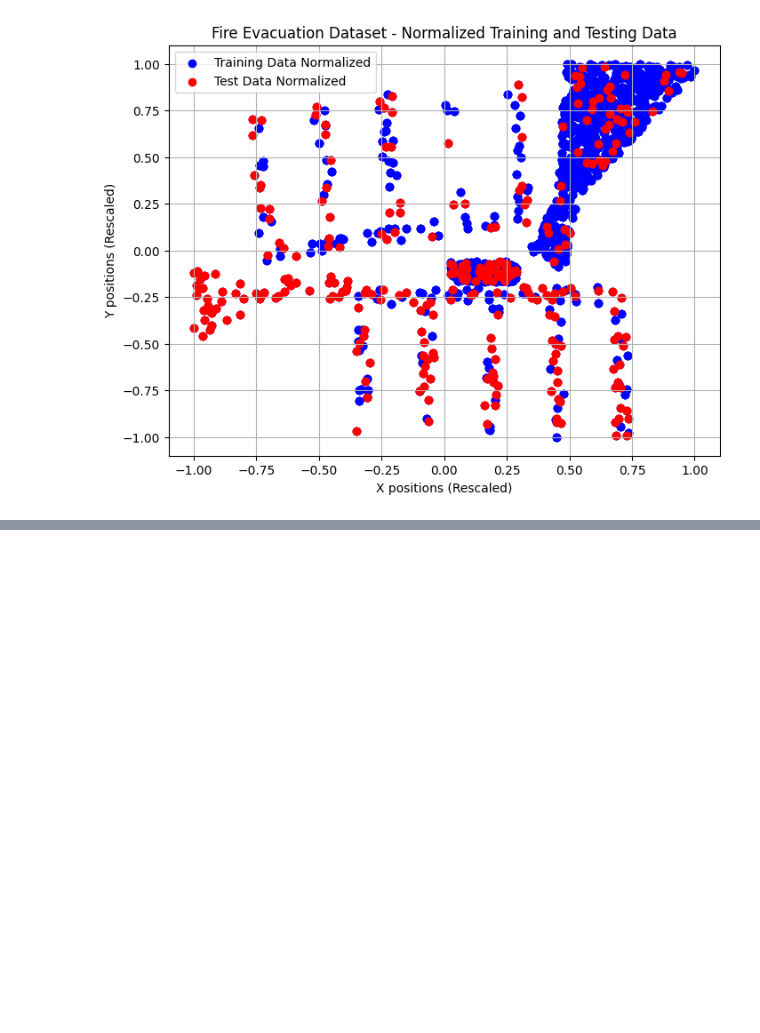
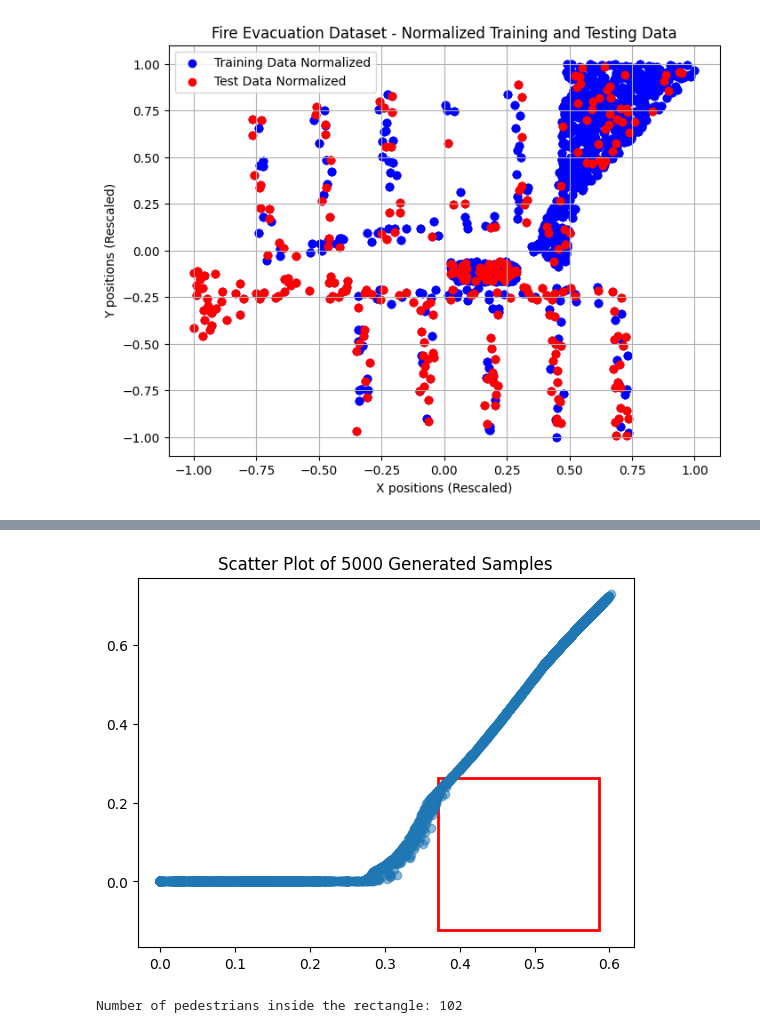
Before and after one commit to mymermer/MLCMS, a Jupyter notebook: Exercise03/Task4.ipynb, the cells around one changed output, grey strips where cells are left out. Drawn from its saved outputs; the diff is of its cells as text; code cells hidden in the pictures; blank space fills up the shorter version.

Commit message:
add rectangle visualisation and print number of pedestrians inside

```diff
--- a/Exercise03/Task4.ipynb
+++ b/Exercise03/Task4.ipynb
@@ -177,0 +175,39 @@ plt.show()
+# %%
+from matplotlib.patches import Rectangle
+
+# Number of generated samples
+num_samples = 5000
+
+# Generate random latent vectors
+random_latent_vectors = np.random.normal(size=(num_samples, latent_dim))
+
+# Decode the latent vectors
+generated_samples = decoder.predict(random_latent_vectors)
+
+# Flatten the generated samples
+generated_samples_flat = generated_samples.reshape(generated_samples.shape[0], -1)
+
+# calculate rectangle
+rectangle_top_left = (130, 70)
+rectangle_bottom_right = (150, 50)
+
+top_left_scaled = -1 + (2 * (rectangle_top_left - train_min) / (train_max - train_min))
+bottom_right_scaled = -1 + (2 * (rectangle_bottom_right - train_min) / (train_max - train_min))
+
+rectangle_width = abs(top_left_scaled[0] - bottom_right_scaled[0])
+rectangle_height = top_left_scaled[1] - bottom_right_scaled[1]
+
+
+# Plot the rectangle
+rectangle = plt.Rectangle((top_left_scaled[0], top_left_scaled[1] - rectangle_height),
+                          rectangle_width, rectangle_height,
+                          edgecolor='red', linewidth=2, fill=False)
+
+# Add the scaled rectangle to the plot
+plt.gca().add_patch(rectangle)
+
+# Make a scatter plot
+plt.scatter(generated_samples_flat[:, 0], generated_samples_flat[:, 1], label='Generated Samples', alpha=0.5)
+plt.title('Scatter Plot of 5000 Generated Samples')
+plt.show()
+# %% [output]
@@ -177,0 +215,22 @@ plt.show()
+[figure, added]
+# %%
+# Rectangle coordinates
+rectangle_top_left = (130, 70)
+rectangle_bottom_right = (150, 50)
+
+# Rescale the x and y values of the rectangle to [-1, 1]
+rectangle_top_left = -1 + (2 * (rectangle_top_left - train_min) / (train_max - train_min))
+rectangle_bottom_right = -1 + (2 * (rectangle_bottom_right - train_min) / (train_max - train_min))
+
+# Count pedestrians inside the rectangle
+pedestrians_inside = 0
+
+for pedestrian in generated_samples:
+    x, y = pedestrian
+    if rectangle_top_left[0] <= x <= rectangle_bottom_right[0] and \
+       rectangle_bottom_right[1] <= y <= rectangle_top_left[1]:
+        pedestrians_inside += 1
+
+print(f"Number of pedestrians inside the rectangle: {pedestrians_inside}")
+# %% [output]
+Number of pedestrians inside the rectangle: 102
```
Also changed, not shown: parts of 7 cells of this notebook.
